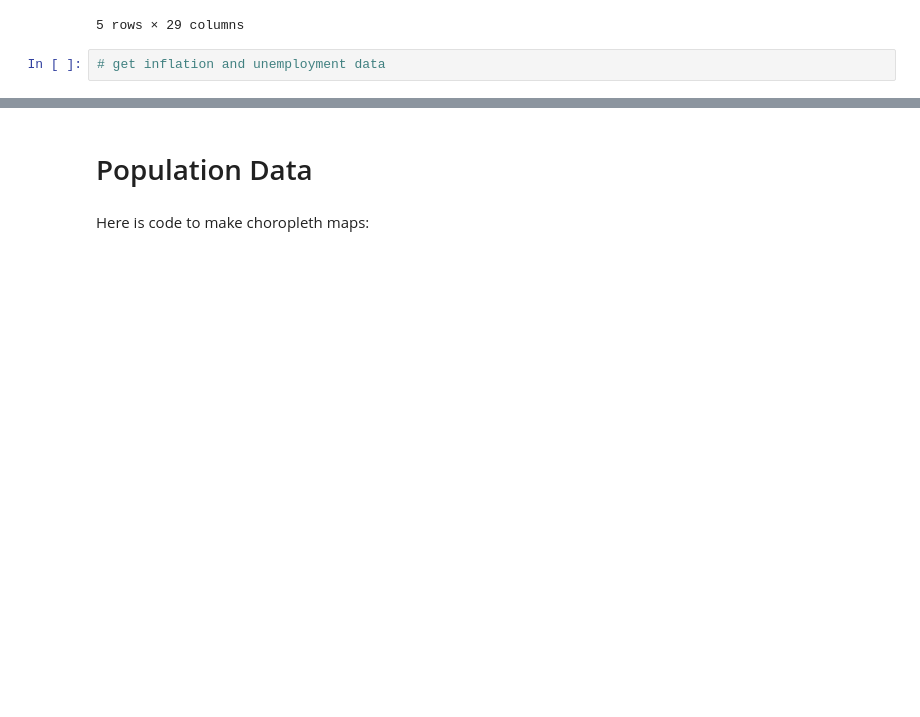
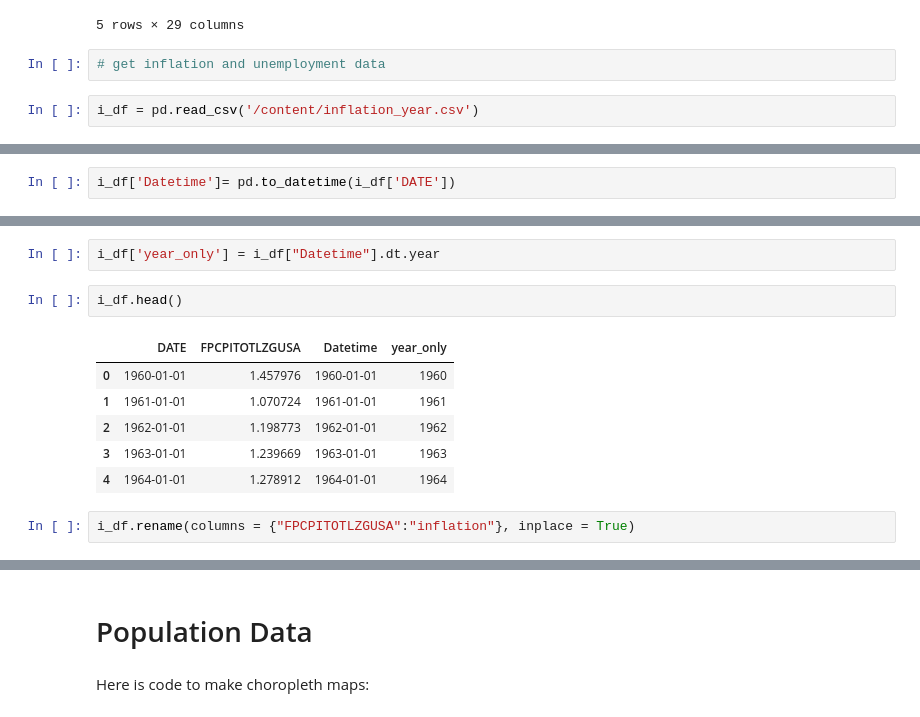
Before and after one commit to ashleyr05/project_voting, a Jupyter notebook: va_voting.ipynb, the cells around one changed output, grey strips where cells are left out. Cells and saved outputs as stored; diff of their text form; blank space fills up the shorter version.

Commit message:
import & clean inflation data

```diff
--- a/va_voting.ipynb
+++ b/va_voting.ipynb
@@ -87,3 +100,5 @@ df.head()
 5 rows × 29 columns
 # %%
 # get inflation and unemployment data
+# %%
+i_df = pd.read_csv('/content/inflation_year.csv')
@@ -89,0 +118,2 @@ df.head()
+# %%
+i_df['Datetime']= pd.to_datetime(i_df['DATE'])
@@ -89,0 +133,13 @@ df.head()
+# %%
+i_df['year_only'] = i_df["Datetime"].dt.year
+# %%
+i_df.head()
+# %% [output]
+|  | DATE | FPCPITOTLZGUSA | Datetime | year_only |
+| 0 | 1960-01-01 | 1.457976 | 1960-01-01 | 1960 |
+| 1 | 1961-01-01 | 1.070724 | 1961-01-01 | 1961 |
+| 2 | 1962-01-01 | 1.198773 | 1962-01-01 | 1962 |
+| 3 | 1963-01-01 | 1.239669 | 1963-01-01 | 1963 |
+| 4 | 1964-01-01 | 1.278912 | 1964-01-01 | 1964 |
+# %%
+i_df.rename(columns = {"FPCPITOTLZGUSA":"inflation"}, inplace = True)
```
Also changed, not shown: parts of 8 cells of this notebook.
